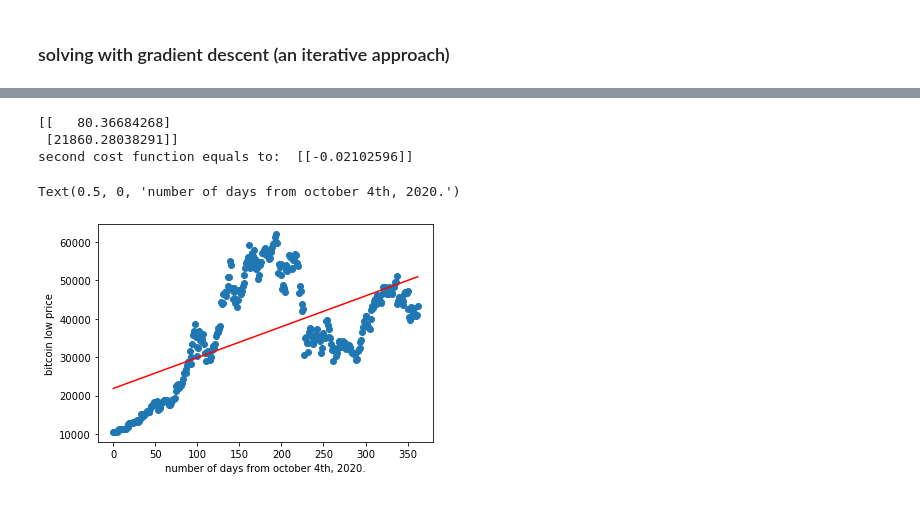
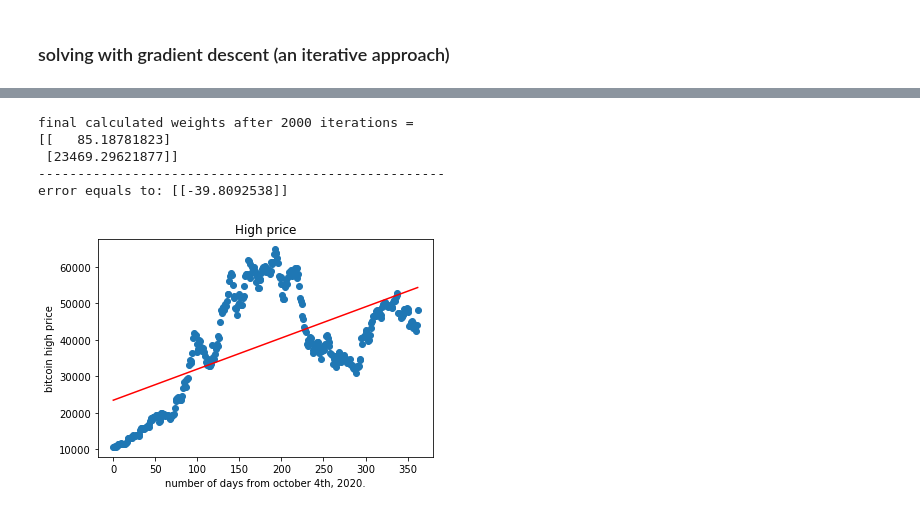
Before and after one commit to ph504/bitcoin-regression-estimate, a Jupyter notebook: HW1.ipynb, the cells around one changed output, grey strips where cells are left out. Cells and saved outputs as stored; diff of their text form; code cells hidden in the pictures.

```diff
--- a/HW1.ipynb
+++ b/HW1.ipynb
@@ -123,3 +123,10 @@ Text(0.5, 1.0, 'close price')
 [figure]
 # %% [markdown]
 ### solving with gradient descent (an iterative approach)
+# %%
+w_Low = np.matrix([0.0]*2).T      # D+1, D features and one bias.
+w_High = np.matrix([0.0]*2).T
+w_Open = np.matrix([0.0]*2).T
+w_Close = np.matrix([0.0]*2).T
+learning_rate = [0.00001, 0.01]
+No_iterations = 2000 # number of iterations
@@ -155,21 +161,24 @@ Text(0.5, 0, 'number of days from october 4th, 2020.')
 # %%
 for itr in range(No_iterations):
-    for j in range(w_Low.shape[0]):
-        cost_function_grad = (1/N)*np.dot((np.dot(x, w_Low) - y_Low).T, x[:,j])
-        w_Low[j] = w_Low[j] - learning_rate[j] * cost_function_grad
-#         print('first cost function equals to: ',cost_function_grad)
-print(w_Low)
-print('second cost function equals to: ',cost_function_grad)
+    for j in range(w_High.shape[0]):
+        cost_function_grad = (1/N)*np.dot((np.dot(x, w_High) - y_High).T, x[:,j])
+        w_High[j] = w_High[j] - learning_rate[j] * cost_function_grad
+print('final calculated weights after',itr+1, 'iterations =')
+print(w_High)
+print('----------------------------------------------------')
+print('error equals to:',cost_function_grad)
 plt.figure()
-plt.scatter(np.array(x[:,0]), np.array(y_Low))
-estimate_Low2 = np.dot(x, w_Low)
-plt.plot(np.array(x[:,0]), np.array(estimate_Low2), color='r')
-plt.ylabel('bitcoin low price')
+plt.scatter(np.array(x[:,0]), np.array(y_High))
+estimate_High2 = np.dot(x, w_High)
+plt.plot(np.array(x[:,0]), np.array(estimate_High2), color='r')
+plt.ylabel('bitcoin high price')
 plt.xlabel('number of days from october 4th, 2020.')
-plt.title('low price')
+plt.title('High price')
+plt.show()
 # %% [output]
-[[   80.36684268]
- [21860.28038291]]
-second cost function equals to:  [[-0.02102596]]
+final calculated weights after 2000 iterations =
+[[   85.18781823]
+ [23469.29621877]]
+----------------------------------------------------
+error equals to: [[-39.8092538]]
-Text(0.5, 0, 'number of days from october 4th, 2020.')
-[figure, old version]
+[figure, new version]
```
Also changed, not shown: parts of 9 cells of this notebook, 1 other file.
